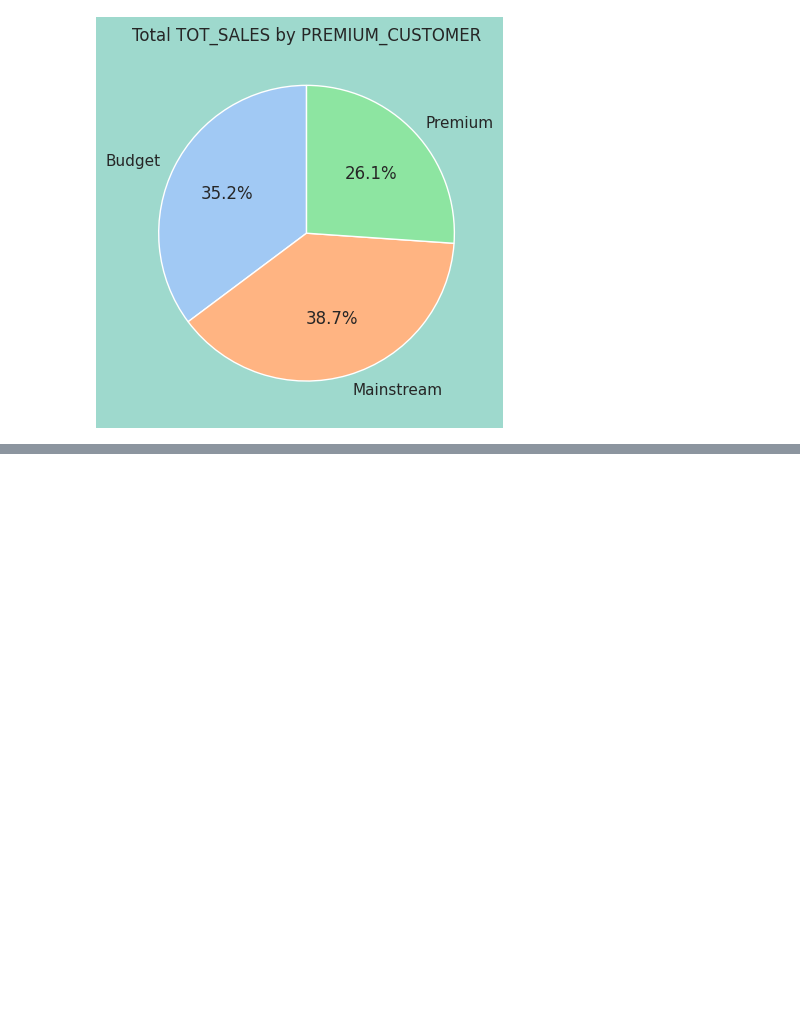
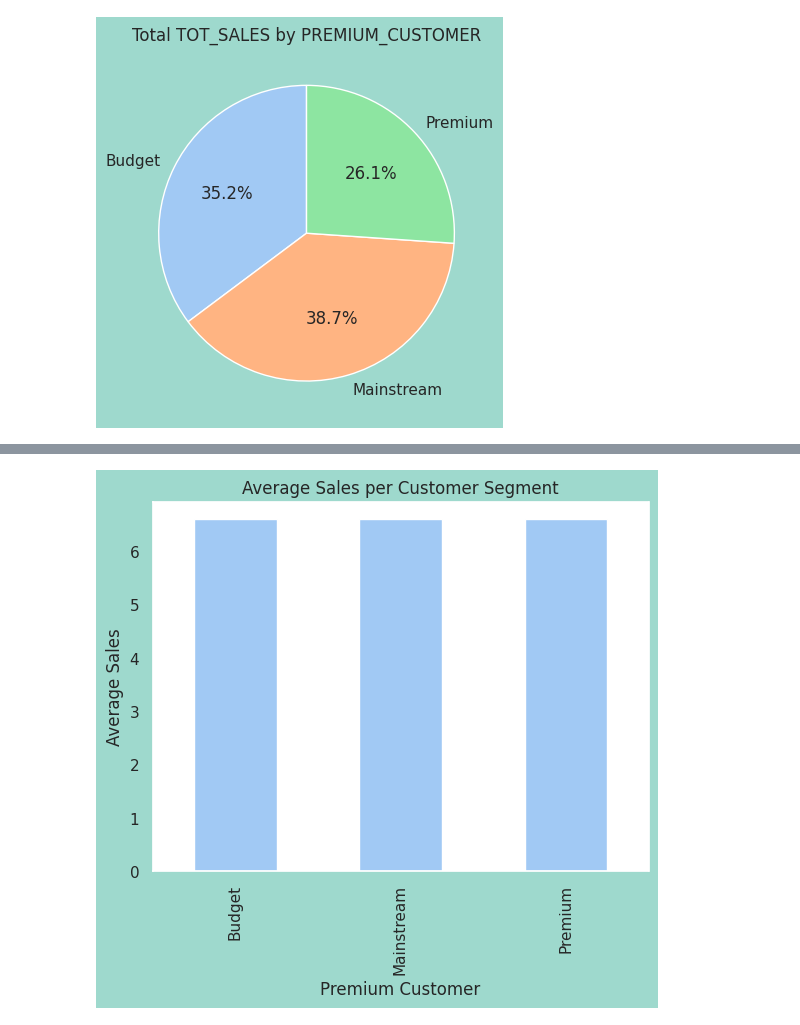
Before and after one commit to abdyraman/quantium, a Jupyter notebook: quantium.ipynb, the cells around one changed output, grey strips where cells are left out. Drawn from its saved outputs; the diff is of its cells as text; code cells hidden in the pictures; blank space fills up the shorter version.

```diff
--- a/quantium.ipynb
+++ b/quantium.ipynb
@@ -406,0 +449,15 @@ pie_data(joined_df, 'PREMIUM_CUSTOMER', 'TOT_SALES')
+# %%
+#How many chips are bought per customer by segment
+
+
+# Assuming 'TOT_SALES' and 'LIFESTAGE' are valid columns in joined_df
+average_sales_per_customer = joined_df.groupby('PREMIUM_CUSTOMER')['TOT_SALES'].median()
+
+# Plotting the bar chart
+average_sales_per_customer.plot(kind='bar')
+plt.title('Average Sales per Customer Segment')
+plt.xlabel('Premium Customer')
+plt.ylabel('Average Sales')
+plt.show()
+# %% [output]
+[figure, added]
```
Also changed, not shown: parts of 6 cells of this notebook.
